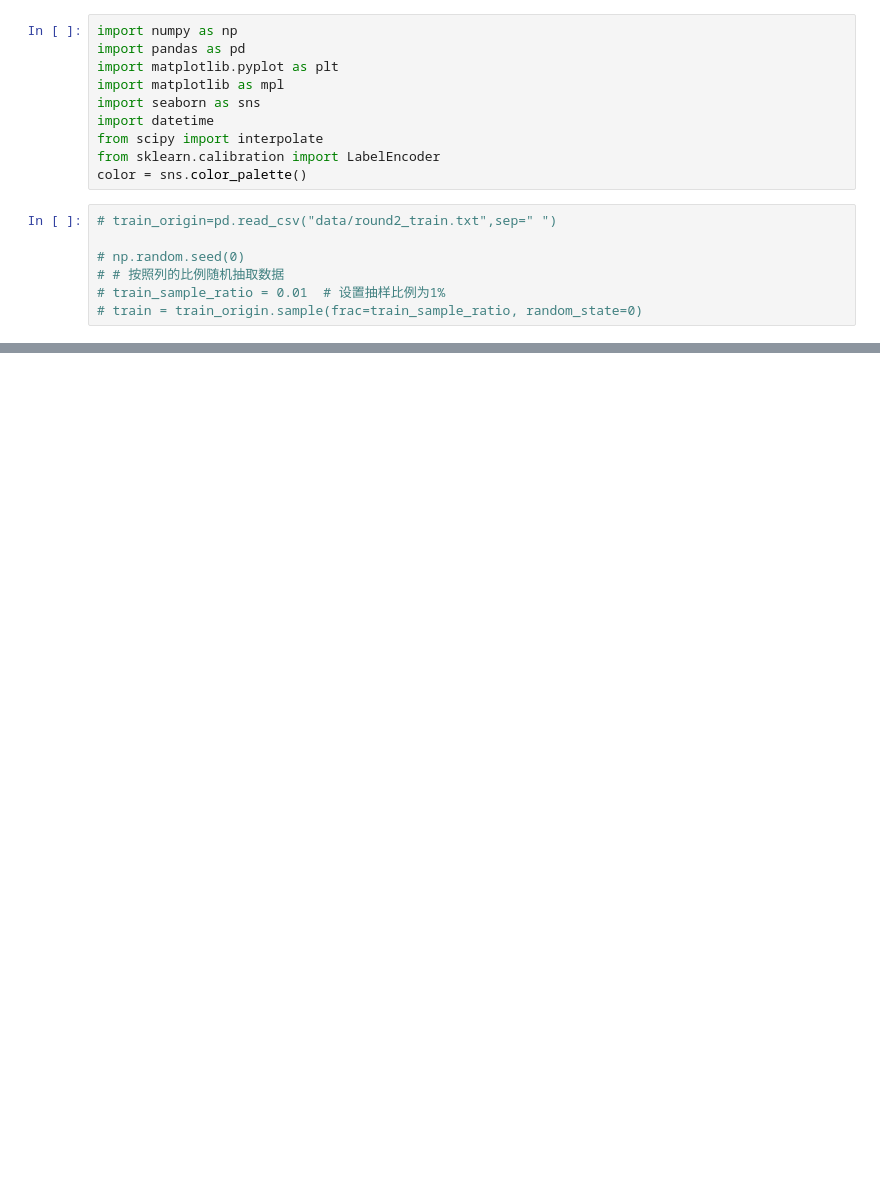
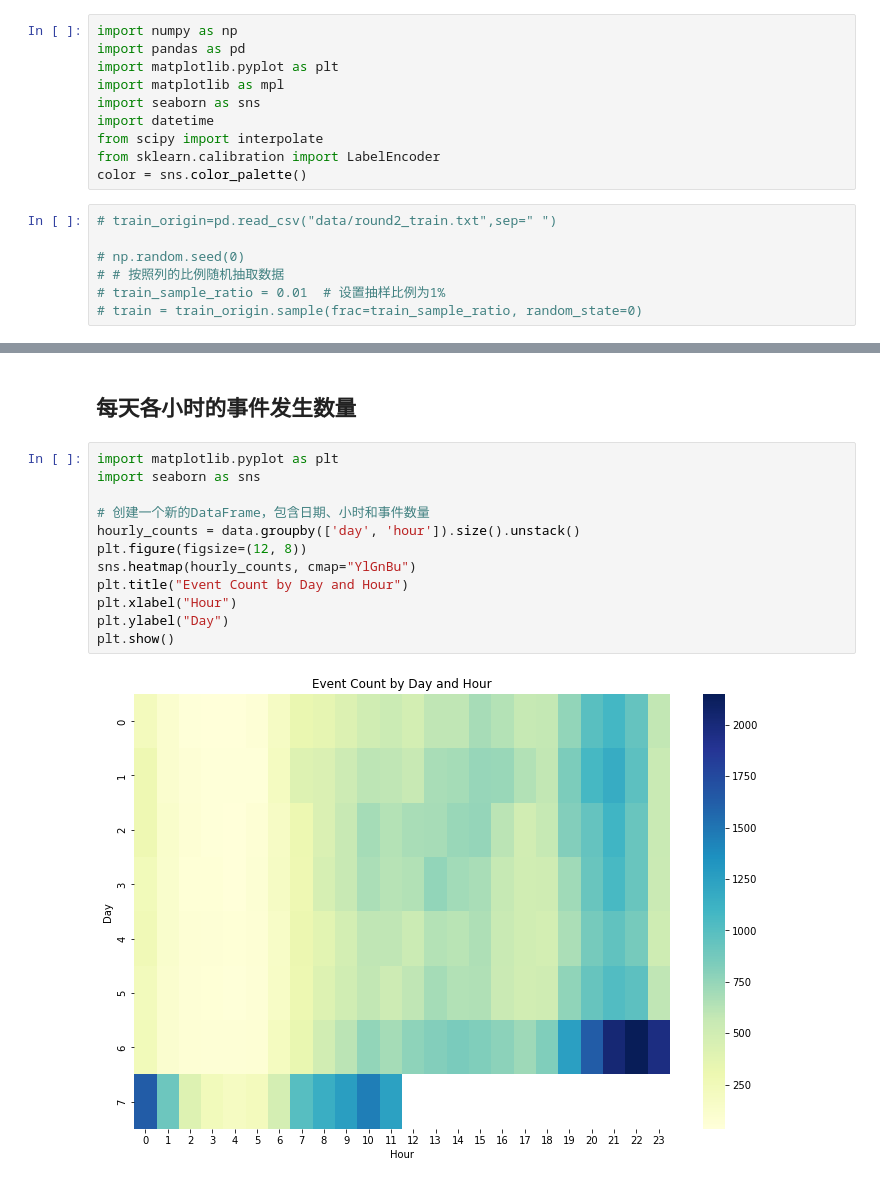
Before and after one commit to IBA6202MA/Search-Advertising-Conversion-Prediction, a Jupyter notebook: data_preprocess01.ipynb, the cells around one changed output, grey strips where cells are left out. Saved outputs shown, nothing was run; the diff lists cells and outputs as text; blank space fills up the shorter version.

```diff
--- a/data_preprocess01.ipynb
+++ b/data_preprocess01.ipynb
@@ -180,0 +196,16 @@ Index(['instance_id', 'item_id', 'item_category_list', 'item_property_list',
+# %% [markdown]
+## 每天各小时的事件发生数量
+# %%
+import matplotlib.pyplot as plt
+import seaborn as sns
+
+# 创建一个新的DataFrame，包含日期、小时和事件数量
+hourly_counts = data.groupby(['day', 'hour']).size().unstack()
+plt.figure(figsize=(12, 8))
+sns.heatmap(hourly_counts, cmap="YlGnBu")
+plt.title("Event Count by Day and Hour")
+plt.xlabel("Hour")
+plt.ylabel("Day")
+plt.show()
+# %% [output]
+[figure, added]
```
Also changed, not shown: parts of 54 cells of this notebook, 3 other files.
